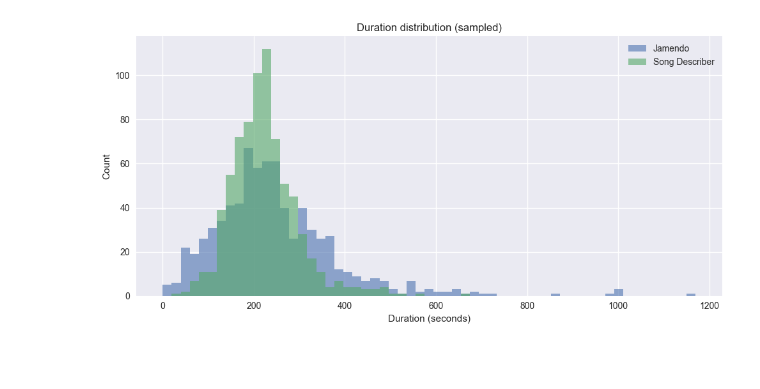
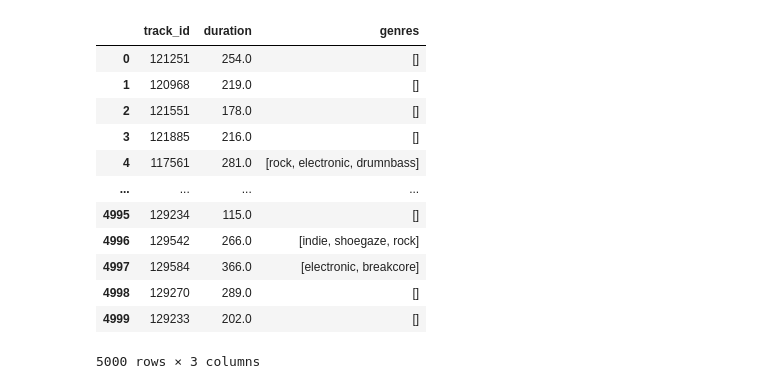
Before and after one commit to poinka/NewWave, a Jupyter notebook: dataset_comparison_eda.ipynb, the cells around one changed output. Drawn from its saved outputs; the diff is of its cells as text; code cells hidden in the pictures; blank space fills up the shorter version.

```diff
--- a/dataset_comparison_eda.ipynb
+++ b/dataset_comparison_eda.ipynb
@@ -417,22 +13,40 @@ duration_summary_df
-# %%
-all_durations = jamendo_stats["durations"] + song_stats["durations"]
-if all_durations:
-    max_duration = max(all_durations)
-    if max_duration <= 0:
-        bins = np.linspace(0, 1, 10)
-    else:
-        bins = np.linspace(0, max_duration, 60)
-else:
-    bins = np.linspace(0, 1, 10)
-
-fig, ax = plt.subplots(figsize=(10, 5))
-ax.hist(jamendo_stats["durations"], bins=bins, alpha=0.6, label="Jamendo")
-ax.hist(song_stats["durations"], bins=bins, alpha=0.6, label="Song Describer")
-ax.set_xlabel("Duration (seconds)")
-ax.set_ylabel("Count")
-ax.set_title("Duration distribution (sampled)")
-ax.legend()
-plt.tight_layout()
-plt.show()
-# %% [output]
-[figure, removed]
+# %%
+jamendo_repo = "amaai-lab/JamendoMaxCaps"
+song_repo = "renumics/song-describer-dataset"
+
+jamendo_records = []
+for filename in list_repo_files(jamendo_repo, repo_type="dataset"):
+    if not filename.endswith(".jsonl") or not filename[0].isdigit():
+        continue
+    local_path = hf_hub_download(jamendo_repo, filename=filename, repo_type="dataset")
+    with open(local_path, "r", encoding="utf-8") as handle:
+        for line in handle:
+            if len(jamendo_records) >= 5000:
+                break
+            item = json.loads(line)
+            duration = item.get("duration")
+            genres = item.get("musicinfo", {}).get("tags", {}).get("genres", []) or []
+            jamendo_records.append({
+                "track_id": str(item.get("id")),
+                "duration": float(duration) if isinstance(duration, (int, float)) else np.nan,
+                "genres": [g for g in genres if isinstance(g, str)],
+            })
+    if len(jamendo_records) >= 5000:
+        break
+
+jamendo_df = pd.DataFrame(jamendo_records)
+jamendo_df
+# %% [output]
+|  | track_id | duration | genres |
+| 0 | 121251 | 254.0 | [] |
+| 1 | 120968 | 219.0 | [] |
+| 2 | 121551 | 178.0 | [] |
+| 3 | 121885 | 216.0 | [] |
+| 4 | 117561 | 281.0 | [rock, electronic, drumnbass] |
+| ... | ... | ... | ... |
+| 4995 | 129234 | 115.0 | [] |
+| 4996 | 129542 | 266.0 | [indie, shoegaze, rock] |
+| 4997 | 129584 | 366.0 | [electronic, breakcore] |
+| 4998 | 129270 | 289.0 | [] |
+| 4999 | 129233 | 202.0 | [] |
+5000 rows × 3 columns
```
Also changed, not shown: parts of 19 cells of this notebook, 1 other file.
